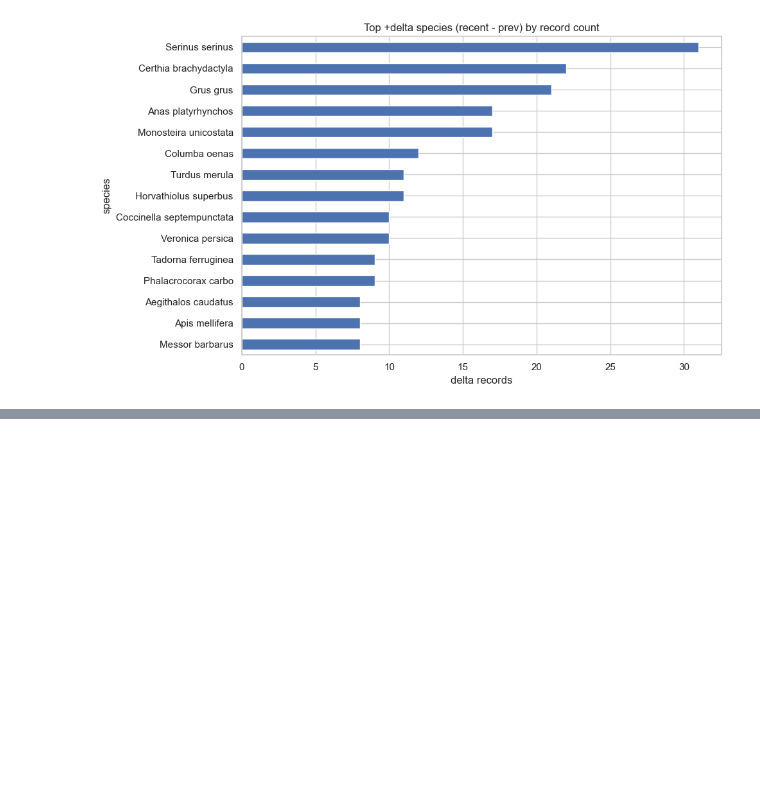
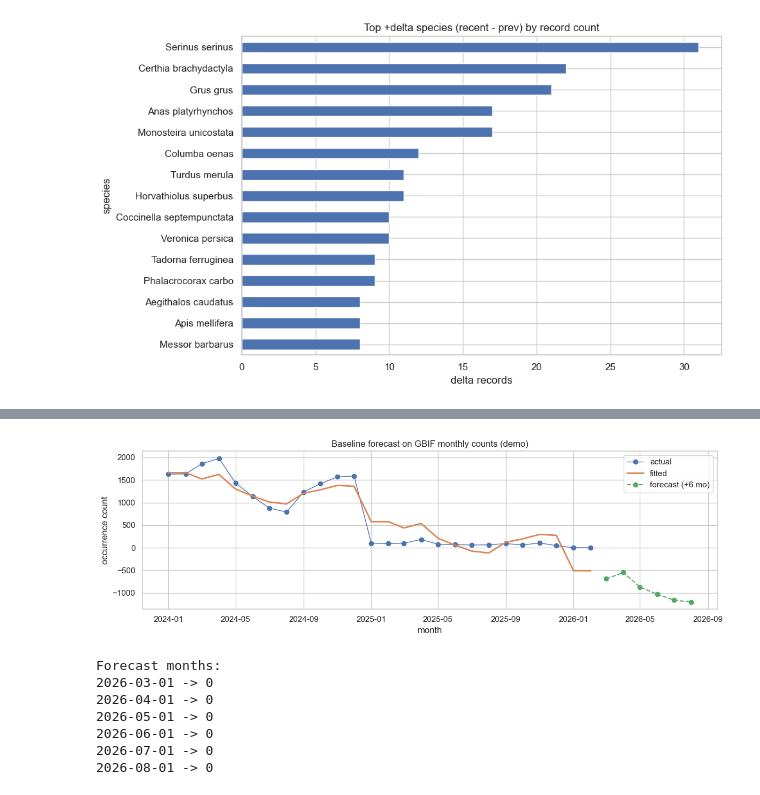
Before and after one commit to simmyyy/ie-microsoft-capstone, a Jupyter notebook: gbif_eda.ipynb, the cells around one changed output, grey strips where cells are left out. Saved outputs shown, nothing was run; the diff lists cells and outputs as text; code cells hidden in the pictures; blank space fills up the shorter version.

```diff
--- a/gbif_eda.ipynb
+++ b/gbif_eda.ipynb
@@ -950,0 +1176,66 @@ Lost (in prev only): 150
+# %%
+# Simple forecast demo (NOT ecology, just a baseline on observation counts)
+# We'll fit a linear model with seasonality features (month-of-year) and forecast a few months ahead.
+
+from sklearn.linear_model import LinearRegression
+
+
+def add_features(ts: pd.DataFrame) -> pd.DataFrame:
+    out = ts.copy()
+    out["t"] = np.arange(len(out))
+    out["month_of_year"] = out["month_start"].dt.month.astype(int)
+    # Seasonality as one-hot
+    d = pd.get_dummies(out["month_of_year"], prefix="m", drop_first=True)
+    out = pd.concat([out, d], axis=1)
+    return out
+
+
+feat = add_features(monthly)
+feature_cols = ["t"] + [c for c in feat.columns if c.startswith("m_")]
+X = feat[feature_cols].values
+y = feat["count"].values
+
+model = LinearRegression()
+model.fit(X, y)
+feat["pred"] = model.predict(X)
+
+# Forecast next N months
+N_FC = 6
+last = monthly["month_start"].max().tz_localize(None).to_period("M")
+future_months = [_to_utc((last + i).to_timestamp(how="start")) for i in range(1, N_FC + 1)]
+future = pd.DataFrame({"month_start": future_months})
+future["t"] = np.arange(len(feat), len(feat) + len(future))
+future["month_of_year"] = future["month_start"].dt.month.astype(int)
+future = pd.concat([future, pd.get_dummies(future["month_of_year"], prefix="m", drop_first=True)], axis=1)
+
+# Align dummy columns
+for c in [c for c in feat.columns if c.startswith("m_")]:
+    if c not in future.columns:
+        future[c] = 0
+future = future[["month_start"] + feature_cols]
+
+future_pred = model.predict(future[feature_cols].values)
+
+plt.figure(figsize=(12, 4))
+plt.plot(monthly["month_start"], monthly["count"], marker="o", linewidth=1, label="actual")
+plt.plot(feat["month_start"], feat["pred"], linewidth=2, label="fitted")
+plt.plot(future["month_start"], future_pred, marker="o", linestyle="--", label=f"forecast (+{N_FC} mo)")
+plt.title("Baseline forecast on GBIF monthly counts (demo)")
+plt.xlabel("month")
+plt.ylabel("occurrence count")
+plt.legend()
+plt.tight_layout()
+plt.show()
+
+print("Forecast months:")
+for dt, p in zip(future["month_start"], future_pred):
+    print(dt.date(), "->", int(round(max(p, 0))))
+# %% [output]
+[figure, added]
+Forecast months:
+2026-03-01 -> 0
+2026-04-01 -> 0
+2026-05-01 -> 0
+2026-06-01 -> 0
+2026-07-01 -> 0
+2026-08-01 -> 0
```
Also changed, not shown: parts of 13 cells of this notebook, 3 other files.
